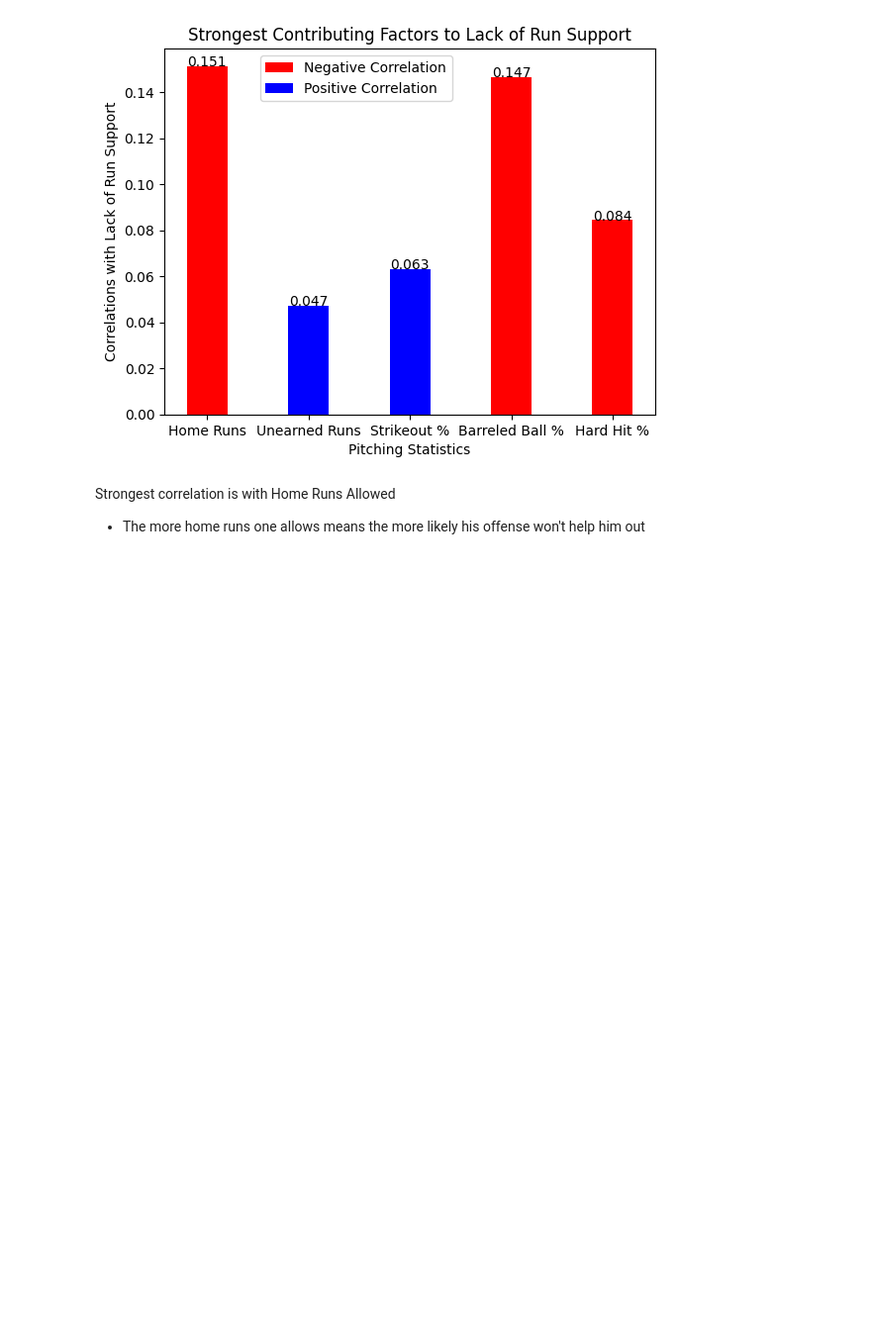
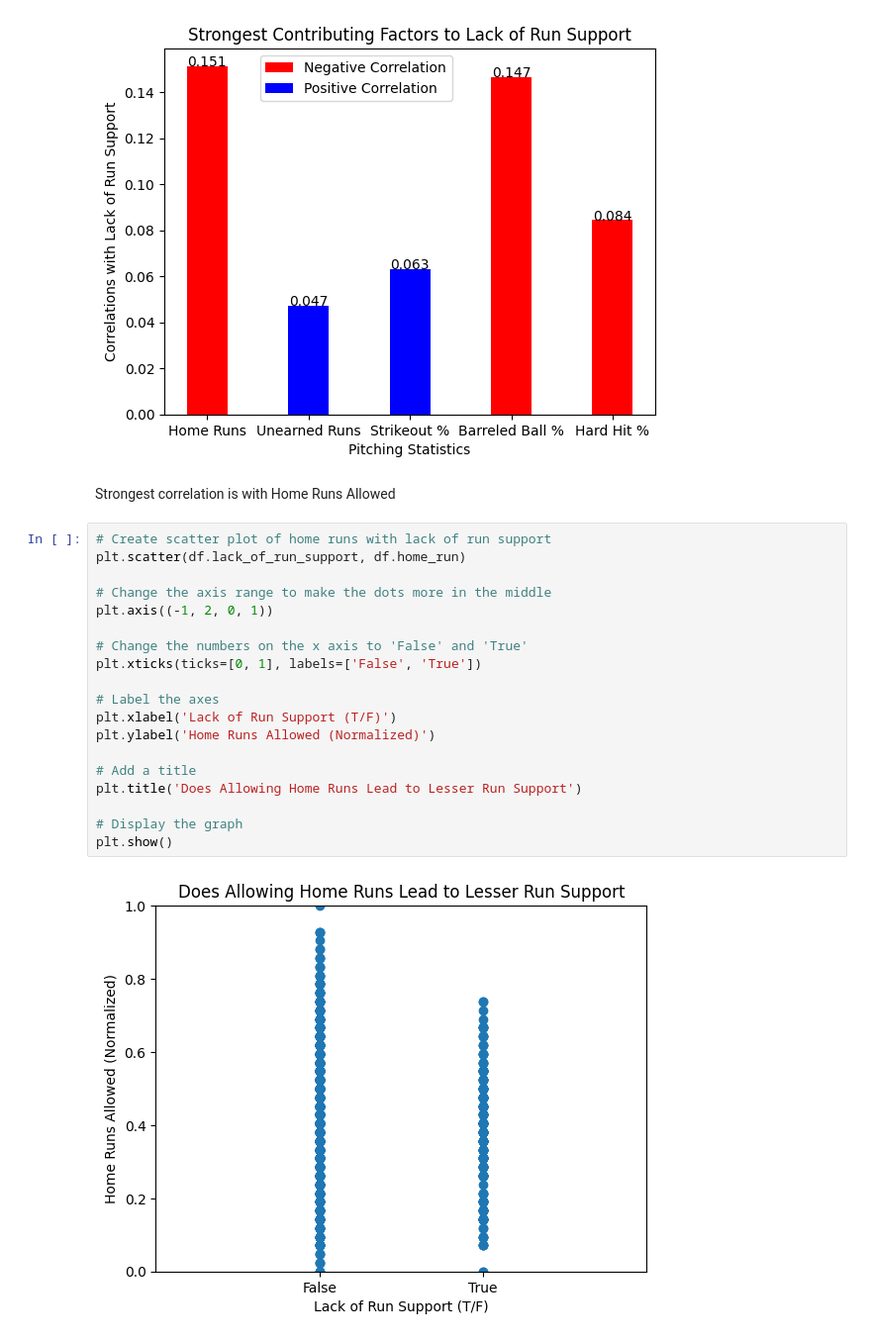
Before and after one commit to Stone-Snevets/MS-CAPSTONE--MLB-Run-Support, a Jupyter notebook: Conclusion.ipynb, the cells around one changed output. Shown at 99% size. Drawn from its saved outputs; the diff is of its cells as text; blank space fills up the shorter version.

Commit message:
Add scatter plot for home runs allowed

```diff
--- a/Conclusion.ipynb
+++ b/Conclusion.ipynb
@@ -81,4 +81,24 @@ plt.show()
 [figure]
 # %% [markdown]
 Strongest correlation is with Home Runs Allowed
-* The more home runs one allows means the more likely his offense won't help him out
+# %%
+# Create scatter plot of home runs with lack of run support
+plt.scatter(df.lack_of_run_support, df.home_run)
+
+# Change the axis range to make the dots more in the middle
+plt.axis((-1, 2, 0, 1))
+
+# Change the numbers on the x axis to 'False' and 'True'
+plt.xticks(ticks=[0, 1], labels=['False', 'True'])
+
+# Label the axes
+plt.xlabel('Lack of Run Support (T/F)')
+plt.ylabel('Home Runs Allowed (Normalized)')
+
+# Add a title
+plt.title('Does Allowing Home Runs Lead to Lesser Run Support')
+
+# Display the graph
+plt.show()
+# %% [output]
+[figure, added]
```
Also changed, not shown: parts of 1 cell of this notebook, 2 other files.
